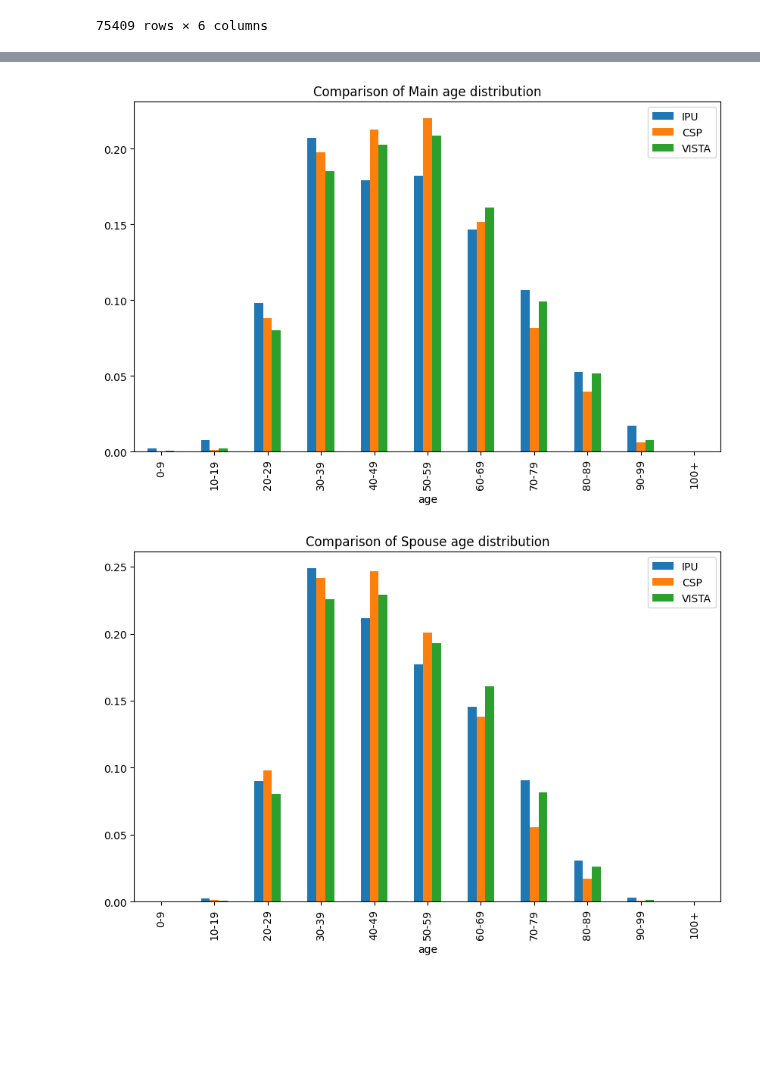
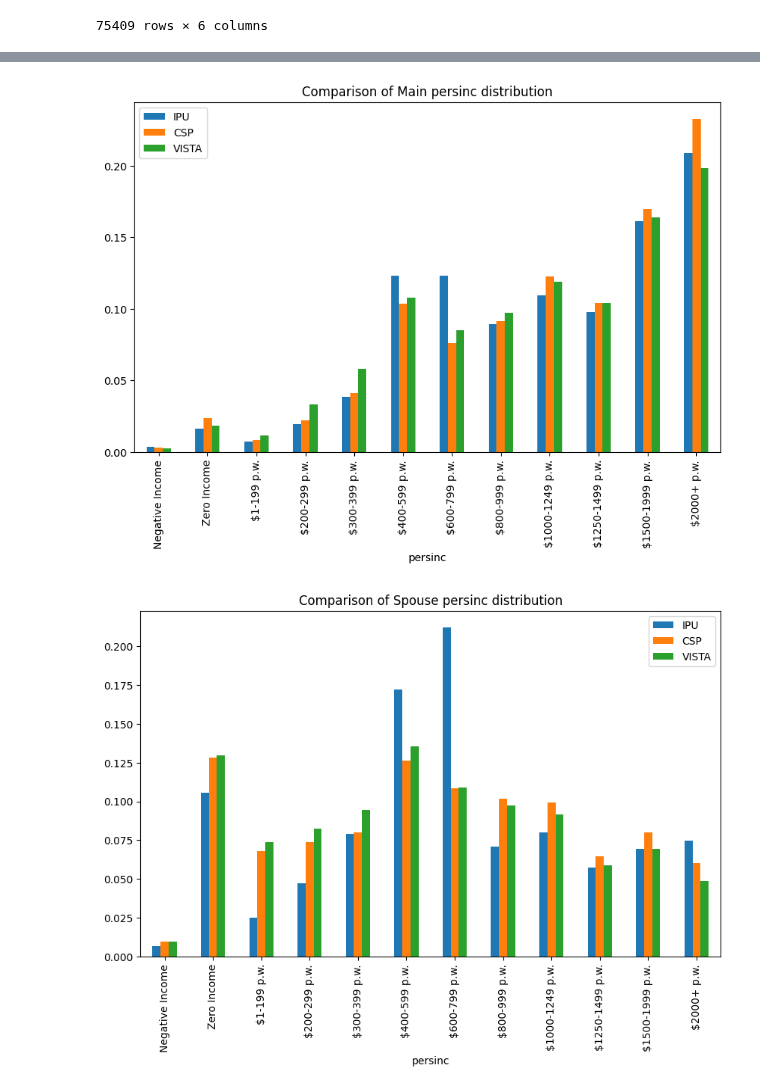
Before and after one commit to bobkatla/PopSyn_Monash, a Jupyter notebook: PopSynthesis/Analyse/relationships_check.ipynb, the cells around one changed output, grey strips where cells are left out. Saved outputs shown, nothing was run; the diff lists cells and outputs as text; code cells hidden in the pictures; blank space fills up the shorter version.

Commit message:
test update results

```diff
--- a/PopSynthesis/Analyse/relationships_check.ipynb
+++ b/PopSynthesis/Analyse/relationships_check.ipynb
@@ -24,7 +24,7 @@ seed_data
 75409 rows × 6 columns
 # %%
 saa_data = pd.read_csv(os.path.join(data_folder, 'SAA_PP_seed_test.csv'))
-csp_data = pd.read_csv(os.path.join(data_folder, 'csp_results_run1.csv'))
+csp_data = pd.read_csv(os.path.join(data_folder, 'csp_results_seed_eachz.csv'))
 ipu_data = pd.read_csv(os.path.join(data_folder, 'syn_pp_ipu.csv'))
 # %%
 pp_persinc_order = [
@@ -65,7 +144,7 @@ def compare_rela(check_data, rela, attr):
 # %%
 for rela in seed_data["relationship"].unique():
-    compare_rela(check, rela, "age")
+    compare_rela(check, rela, "persinc")
     plt.show()
 # %% [output]
-[figure, old version]
+[figure, new version]
-[figure, old version]
+[figure, new version]
```
Also changed, not shown: parts of 4 cells of this notebook.
